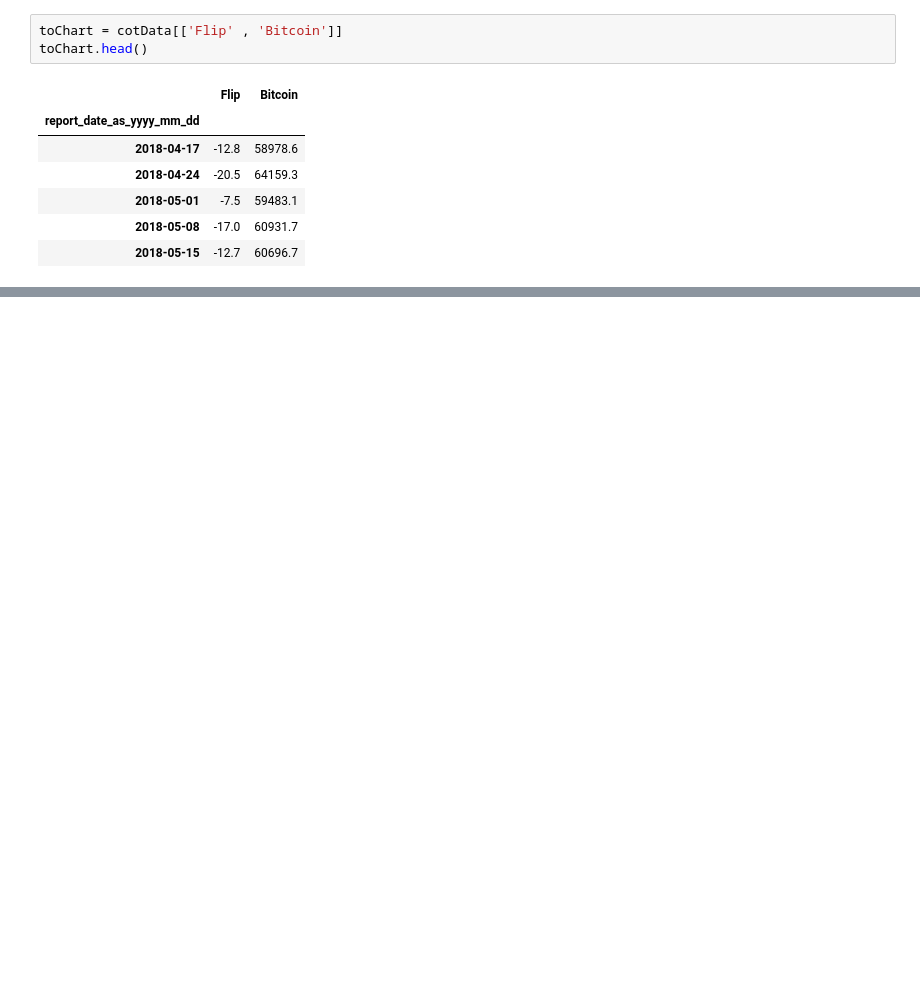
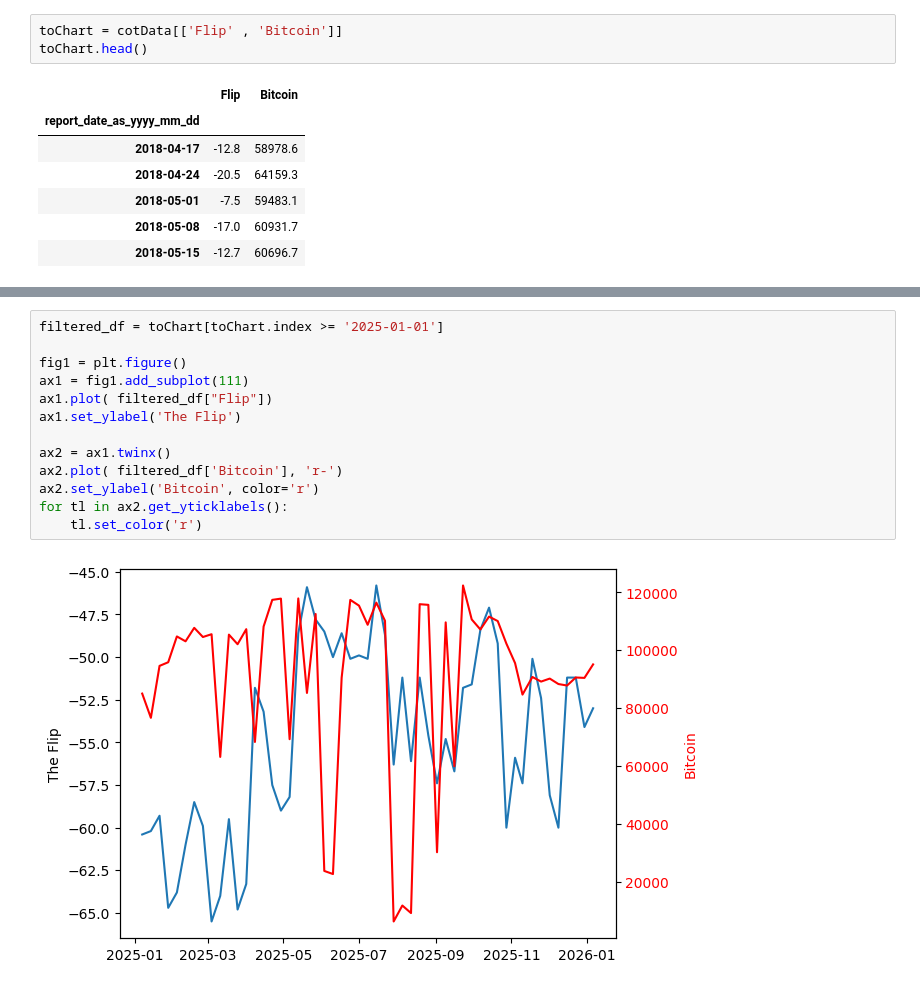
Before and after one commit to MMQuants/COT_report, a Jupyter notebook: COT.ipynb, the cells around one changed output, grey strips where cells are left out. Saved outputs shown, nothing was run; the diff lists cells and outputs as text; blank space fills up the shorter version.

```diff
--- a/COT.ipynb
+++ b/COT.ipynb
@@ -192,0 +208,15 @@ toChart.head()
+# %%
+filtered_df = toChart[toChart.index >= '2025-01-01']
+
+fig1 = plt.figure()
+ax1 = fig1.add_subplot(111)
+ax1.plot( filtered_df["Flip"])
+ax1.set_ylabel('The Flip')
+
+ax2 = ax1.twinx()
+ax2.plot( filtered_df['Bitcoin'], 'r-')
+ax2.set_ylabel('Bitcoin', color='r')
+for tl in ax2.get_yticklabels():
+    tl.set_color('r')
+# %% [output]
+[figure, added]
```
Also changed, not shown: parts of 1 cell of this notebook.
